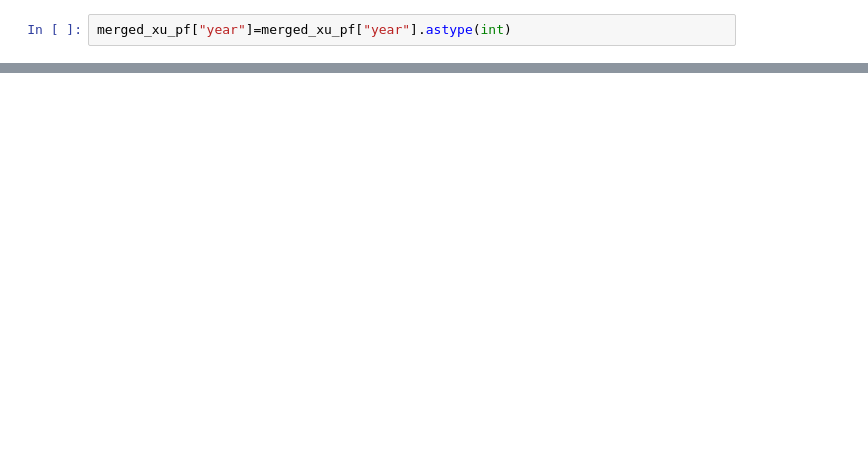
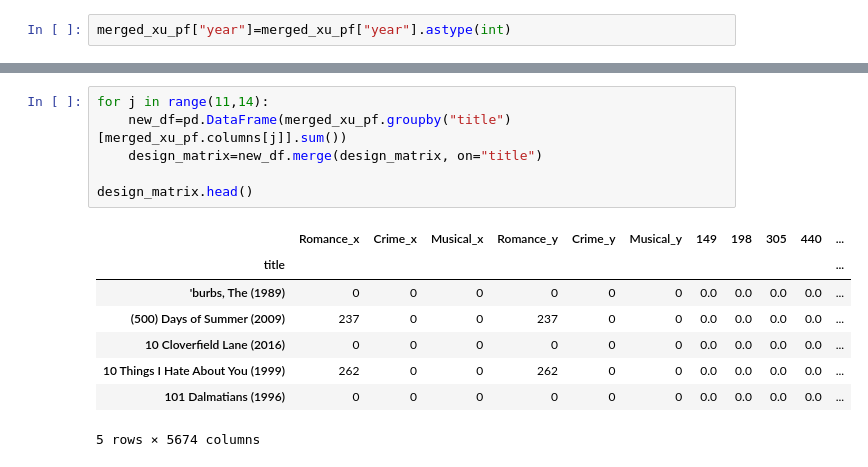
Before and after one commit to bearwinterfirth/movie_recommender, a Jupyter notebook: test.ipynb, the cells around one changed output, grey strips where cells are left out. Drawn from its saved outputs; the diff is of its cells as text; blank space fills up the shorter version.

```diff
--- a/test.ipynb
+++ b/test.ipynb
@@ -207,0 +219,15 @@ merged_xu_pf.describe()
+# %%
+for j in range(11,14):
+    new_df=pd.DataFrame(merged_xu_pf.groupby("title")[merged_xu_pf.columns[j]].sum())
+    design_matrix=new_df.merge(design_matrix, on="title")
+
+design_matrix.head()
+# %% [output]
+|  | Romance_x | Crime_x | Musical_x | Romance_y | Crime_y | Musical_y | 149 | 198 | 305 | 440 | ... |
+| title |  |  |  |  |  |  |  |  |  |  | ... |
+| 'burbs, The (1989) | 0 | 0 | 0 | 0 | 0 | 0 | 0.0 | 0.0 | 0.0 | 0.0 | ... |
+| (500) Days of Summer (2009) | 237 | 0 | 0 | 237 | 0 | 0 | 0.0 | 0.0 | 0.0 | 0.0 | ... |
+| 10 Cloverfield Lane (2016) | 0 | 0 | 0 | 0 | 0 | 0 | 0.0 | 0.0 | 0.0 | 0.0 | ... |
+| 10 Things I Hate About You (1999) | 262 | 0 | 0 | 262 | 0 | 0 | 0.0 | 0.0 | 0.0 | 0.0 | ... |
+| 101 Dalmatians (1996) | 0 | 0 | 0 | 0 | 0 | 0 | 0.0 | 0.0 | 0.0 | 0.0 | ... |
+5 rows × 5674 columns
```
Also changed, not shown: parts of 8 cells of this notebook.
